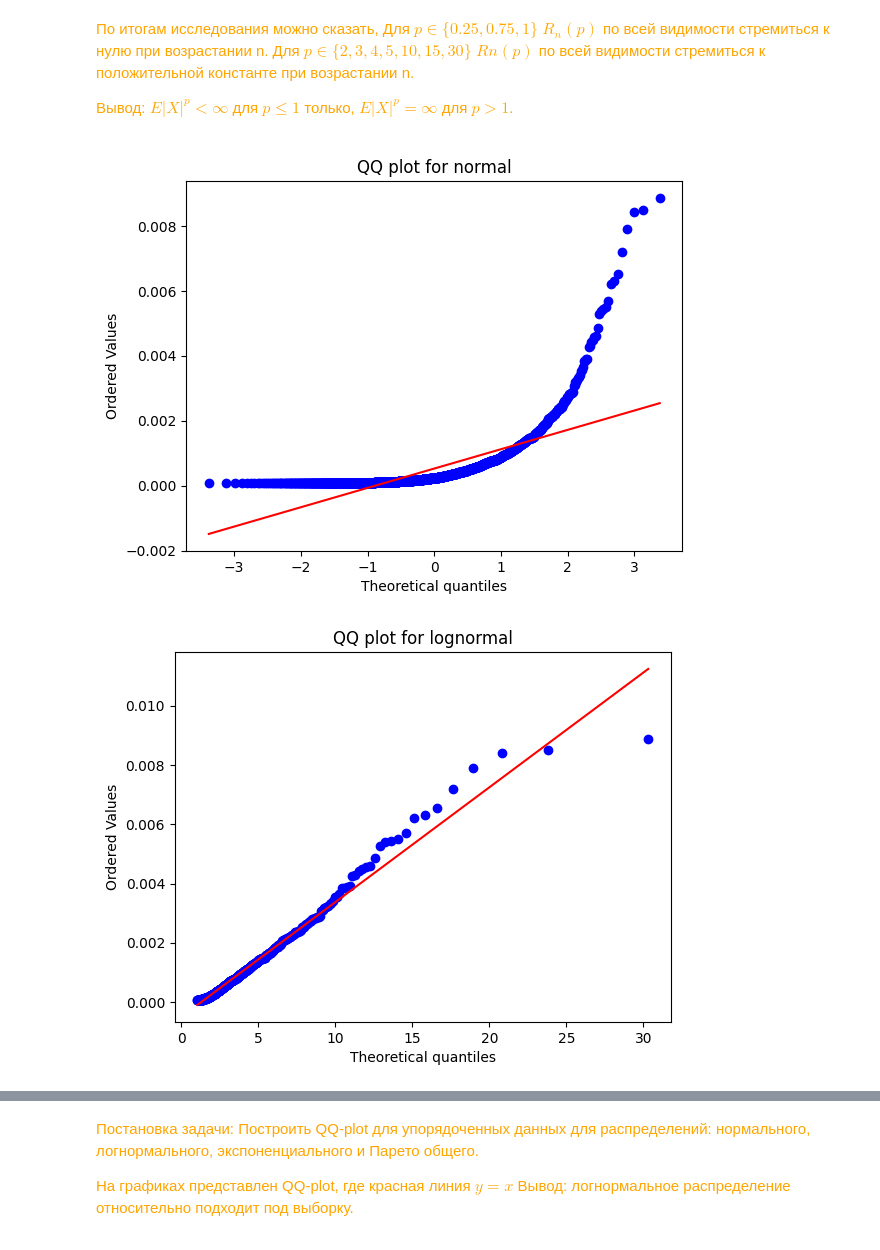
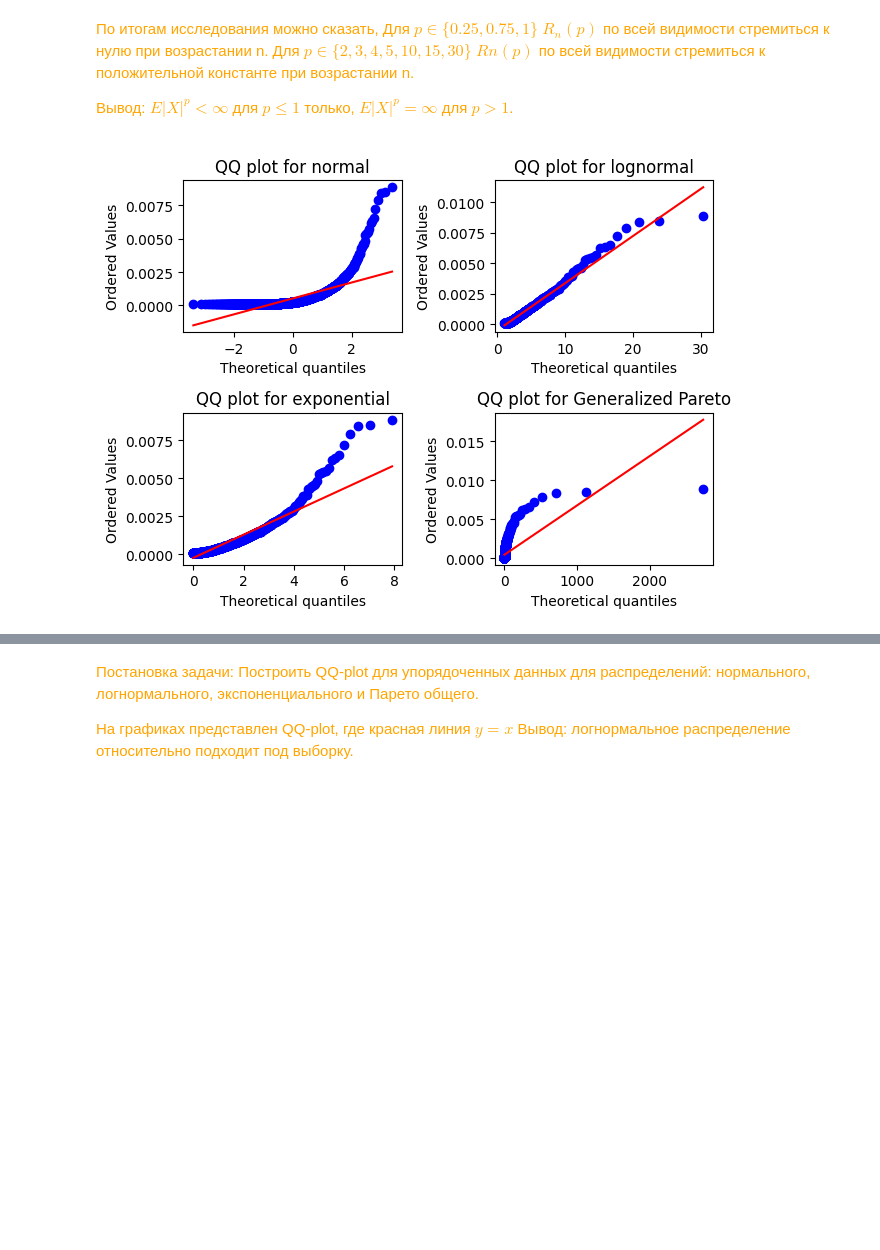
Before and after one commit to Mikhaelyes/Diploma, a Jupyter notebook: Diploma.ipynb, the cells around one changed output, grey strips where cells are left out. Drawn from its saved outputs; the diff is of its cells as text; code cells hidden in the pictures; blank space fills up the shorter version.

```diff
--- a/Diploma.ipynb
+++ b/Diploma.ipynb
@@ -122,42 +122,21 @@ plt.show()
 # %%
 #3 exersice
 
-stats.probplot(Xord, dist="norm", plot=plt)
-plt.title('QQ plot for normal') #Название
-#plt.ylim([-5, 20])
-plt.savefig(my_path + "/Text" + '/Imagines' + '/QQ_norm')
-plt.show()
+fig, axs = plt.subplots(2, 2)
 
-stats.probplot(Xord, dist=stats.lognorm(1,1), plot=plt)
-plt.title('QQ plot for lognormal') #Название
-#plt.ylim([-5, 20])
-plt.savefig(my_path + "/Text" + '/Imagines' + '/QQ_lognorm')
-plt.show()
+stats.probplot(Xord, dist="norm", plot=axs[0, 0])
+axs[0, 0].set_title('QQ plot for normal') #Название
 
-stats.probplot(Xord, dist=stats.expon, plot=plt)
-plt.title('QQ plot for exponential') #Название
-#plt.ylim([-5, 20])
-plt.savefig(my_path + "/Text" + '/Imagines' + '/QQ_expon')
-plt.show()
+stats.probplot(Xord, dist=stats.lognorm(1,1), plot=axs[0, 1])
+axs[0, 1].set_title('QQ plot for lognormal') #Название
 
-stats.probplot(Xord, dist=stats.genpareto(1), plot=plt)
-plt.title('QQ plot for Generalized Pareto') #Название
-#plt.xlim([0, 200])
-#plt.ylim([-5, 20])
-plt.savefig(my_path + "/Text" + '/Imagines' + '/QQ_genpareto')
-plt.show()
+stats.probplot(Xord, dist=stats.expon, plot=axs[1, 0])
+axs[1, 0].set_title('QQ plot for exponential') #Название
 
-plt_dat = np.arange(1, 10, 1)
-Xord_noP = np.delete(Xord, plt_dat, axis=0)
-stats.probplot(Xord_noP, dist=stats.genpareto(1), plot=plt)
-plt.title('QQ plot Generalized Pareto without 10 biggest points') #Название
-#plt.xlim([0, 200])
-#plt.ylim([-5, 20])
-plt.savefig(my_path + "/Text" + '/Imagines' + '/QQ_genpareto_wt_10')
-plt.show()
+stats.probplot(Xord, dist=stats.genpareto(1), plot=axs[1, 1])
+axs[1, 1].set_title('QQ plot for Generalized Pareto') #Название
 
-#зависит ли QQ plot от параметров распределений типа (1, 1)
-#В парето распределении какое задавать гамма и сигма
+fig.tight_layout()
+plt.savefig(my_path + "/Text" + '/Imagines' + '/QQ')
 # %% [output]
-[figure, old version]
+[figure, new version]
-[figure, removed]
```
Also changed, not shown: parts of 4 cells of this notebook, 2 other files.
